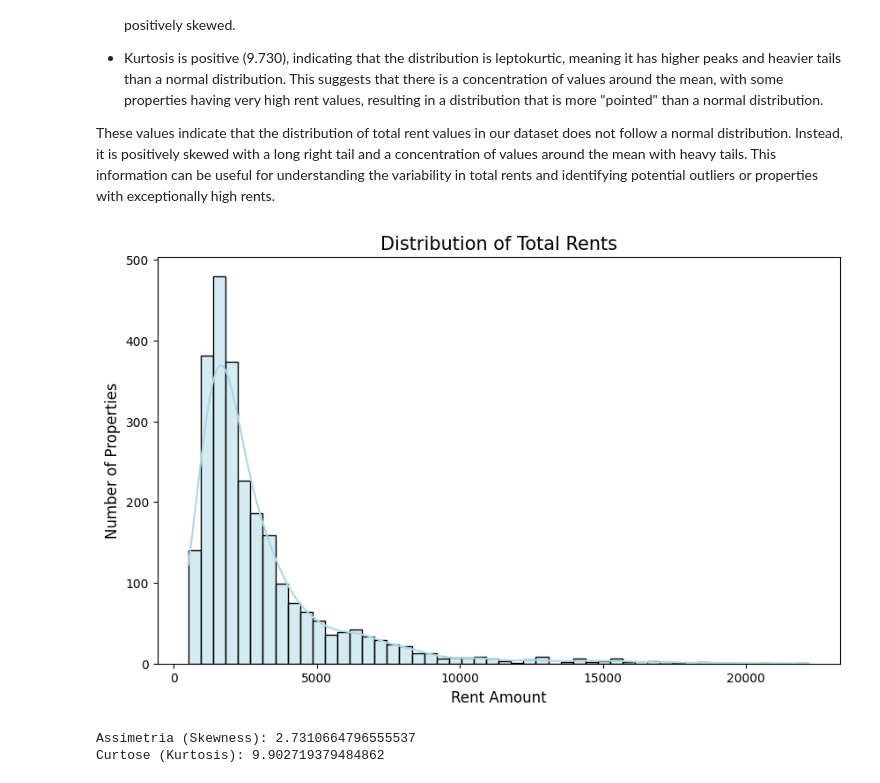
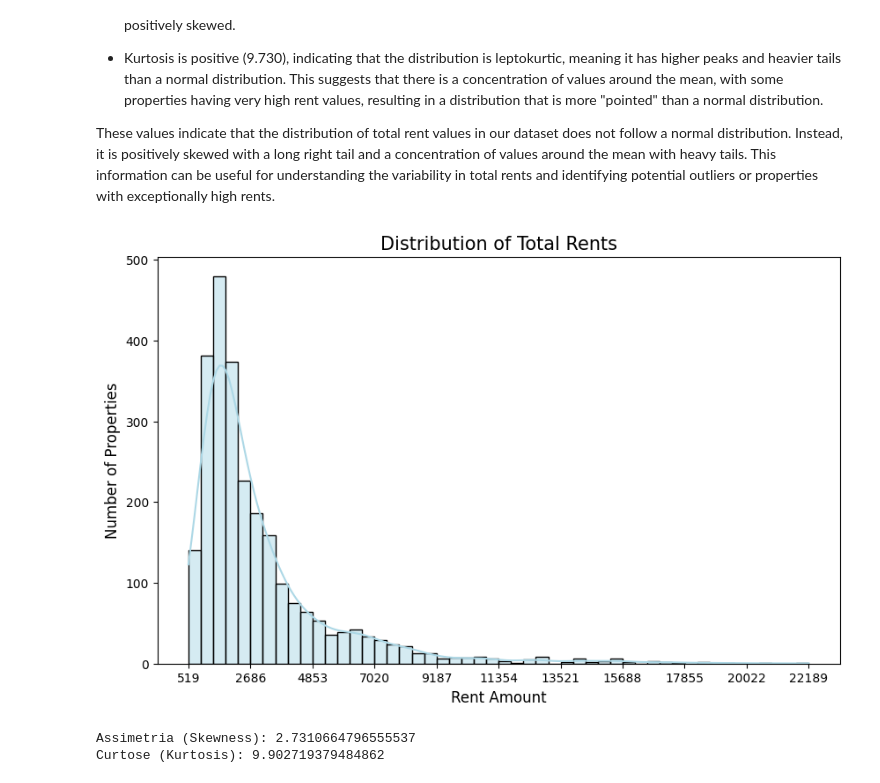
Before and after one commit to valeriolonde/Rio-Housing-Scrapper, a Jupyter notebook: Descriptive statistics.ipynb, the cells around one changed output. Cells and saved outputs as stored; diff of their text form; code cells hidden in the pictures.

```diff
--- a/Descriptive statistics.ipynb
+++ b/Descriptive statistics.ipynb
@@ -169,15 +169,29 @@ Based on the values of skewness and kurtosis above:
 
 These values indicate that the distribution of total rent values in our dataset does not follow a normal distribution. Instead, it is positively skewed with a long right tail and a concentration of values around the mean with heavy tails. This information can be useful for understanding the variability in total rents and identifying potential outliers or properties with exceptionally high rents.
 # %%
-# 2. Distribution of Total Rents(Target)
+import matplotlib.pyplot as plt
+import seaborn as sns
+
+# Crie o gráfico
 plt.figure(figsize=(10, 6))
 sns.histplot(df_cleaned['Total Rent'], bins=50, color='lightblue', kde=True)
+
+# Adicione o título e os rótulos
 plt.title('Distribution of Total Rents', fontsize=15)
 plt.xlabel('Rent Amount', fontsize=12)
 plt.ylabel('Number of Properties', fontsize=12)
+
+# Personalize os valores do eixo x
+min_rent = df_cleaned['Total Rent'].min()
+max_rent = df_cleaned['Total Rent'].max()
+step = (max_rent - min_rent) / 10  # Personalize esse valor conforme necessário
+xticks = list(range(int(min_rent), int(max_rent), int(step)))
+plt.xticks(xticks, fontsize=10)
+
+# Mostre o gráfico
 plt.show()
 # %% [output]
-[figure, old version]
+[figure, new version]
 # %%
 import numpy as np
 from scipy.stats import kurtosis, skew
```
Also changed, not shown: 1 other file.
